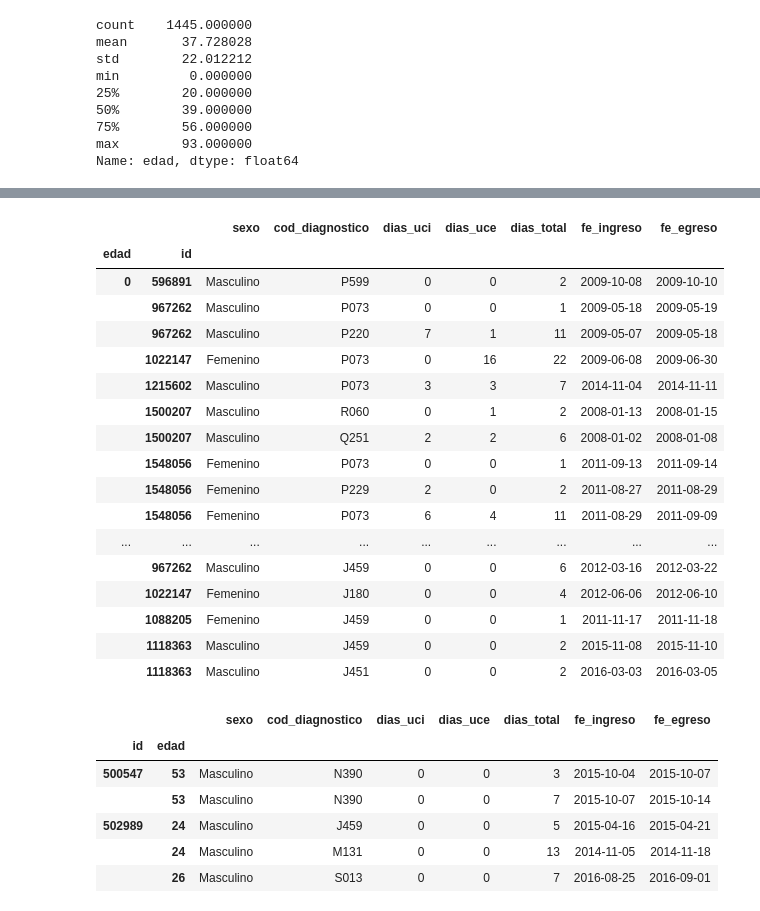
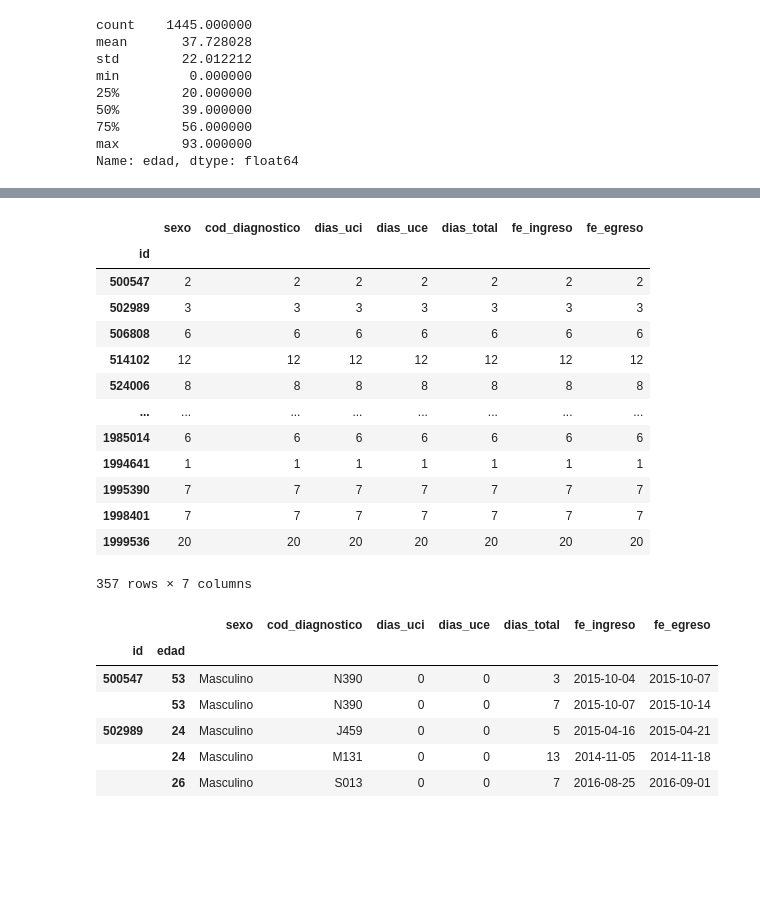
Before and after one commit to DS4A-T22/exploratory_data_analysis, a Jupyter notebook: EDA-Adherence-hospitalizations-pathologies.ipynb, the cells around one changed output, grey strips where cells are left out. Cells and saved outputs as stored; diff of their text form; code cells hidden in the pictures; blank space fills up the shorter version.

```diff
--- a/EDA-Adherence-hospitalizations-pathologies.ipynb
+++ b/EDA-Adherence-hospitalizations-pathologies.ipynb
@@ -7,8 +7,8 @@ import seaborn as sns
 import statsmodels.formula.api as sm
 import copy
 # %%
-data1= pd.read_excel("./data/Adherencia.xlsx")
-data2= pd.read_excel('./data/Antecedentes_patologicos.xlsx')
-data3= pd.read_excel('./data/Hospitalizaciones.xlsx')
+data1= pd.read_excel("../Data/Adherencia.xlsx")
+data2= pd.read_excel('../Data/Antecedentes_patologicos.xlsx')
+data3= pd.read_excel('../Data/Hospitalizaciones.xlsx')
 # %% [markdown]
 # Initial overview
@@ -620,28 +539,25 @@ Hosp
 # %%
 Hosp1 = copy.deepcopy(Hosp)
 Hosp1.set_index(['edad', 'id'], inplace=True)
 Hosp1.sort_index(inplace=True)
 Hosp1.head(30)
+Hosp1.groupby('id').count()
 #Hosp1.reset_index(level=1)
 # %% [output]
-|  |  | sexo | cod_diagnostico | dias_uci | dias_uce | dias_total | fe_ingreso | fe_egreso |
-| edad | id |  |  |  |  |  |  |  |
-| 0 | 596891 | Masculino | P599 | 0 | 0 | 2 | 2009-10-08 | 2009-10-10 |
-|  | 967262 | Masculino | P073 | 0 | 0 | 1 | 2009-05-18 | 2009-05-19 |
-|  | 967262 | Masculino | P220 | 7 | 1 | 11 | 2009-05-07 | 2009-05-18 |
-|  | 1022147 | Femenino | P073 | 0 | 16 | 22 | 2009-06-08 | 2009-06-30 |
-|  | 1215602 | Masculino | P073 | 3 | 3 | 7 | 2014-11-04 | 2014-11-11 |
-|  | 1500207 | Masculino | R060 | 0 | 1 | 2 | 2008-01-13 | 2008-01-15 |
-|  | 1500207 | Masculino | Q251 | 2 | 2 | 6 | 2008-01-02 | 2008-01-08 |
-|  | 1548056 | Femenino | P073 | 0 | 0 | 1 | 2011-09-13 | 2011-09-14 |
-|  | 1548056 | Femenino | P229 | 2 | 0 | 2 | 2011-08-27 | 2011-08-29 |
-|  | 1548056 | Femenino | P073 | 6 | 4 | 11 | 2011-08-29 | 2011-09-09 |
-| ... | ... | ... | ... | ... | ... | ... | ... | ... |
-|  | 967262 | Masculino | J459 | 0 | 0 | 6 | 2012-03-16 | 2012-03-22 |
-|  | 1022147 | Femenino | J180 | 0 | 0 | 4 | 2012-06-06 | 2012-06-10 |
-|  | 1088205 | Femenino | J459 | 0 | 0 | 1 | 2011-11-17 | 2011-11-18 |
-|  | 1118363 | Masculino | J459 | 0 | 0 | 2 | 2015-11-08 | 2015-11-10 |
-|  | 1118363 | Masculino | J451 | 0 | 0 | 2 | 2016-03-03 | 2016-03-05 |
+|  | sexo | cod_diagnostico | dias_uci | dias_uce | dias_total | fe_ingreso | fe_egreso |
+| id |  |  |  |  |  |  |  |
+| 500547 | 2 | 2 | 2 | 2 | 2 | 2 | 2 |
+| 502989 | 3 | 3 | 3 | 3 | 3 | 3 | 3 |
+| 506808 | 6 | 6 | 6 | 6 | 6 | 6 | 6 |
+| 514102 | 12 | 12 | 12 | 12 | 12 | 12 | 12 |
+| 524006 | 8 | 8 | 8 | 8 | 8 | 8 | 8 |
+| ... | ... | ... | ... | ... | ... | ... | ... |
+| 1985014 | 6 | 6 | 6 | 6 | 6 | 6 | 6 |
+| 1994641 | 1 | 1 | 1 | 1 | 1 | 1 | 1 |
+| 1995390 | 7 | 7 | 7 | 7 | 7 | 7 | 7 |
+| 1998401 | 7 | 7 | 7 | 7 | 7 | 7 | 7 |
+| 1999536 | 20 | 20 | 20 | 20 | 20 | 20 | 20 |
+357 rows × 7 columns
 # %%
 Hosp2 = copy.deepcopy(Hosp)
 Hosp2.set_index(['id', 'edad'], inplace=True)
```
Also changed, not shown: parts of 18 cells of this notebook, 7 other files.
